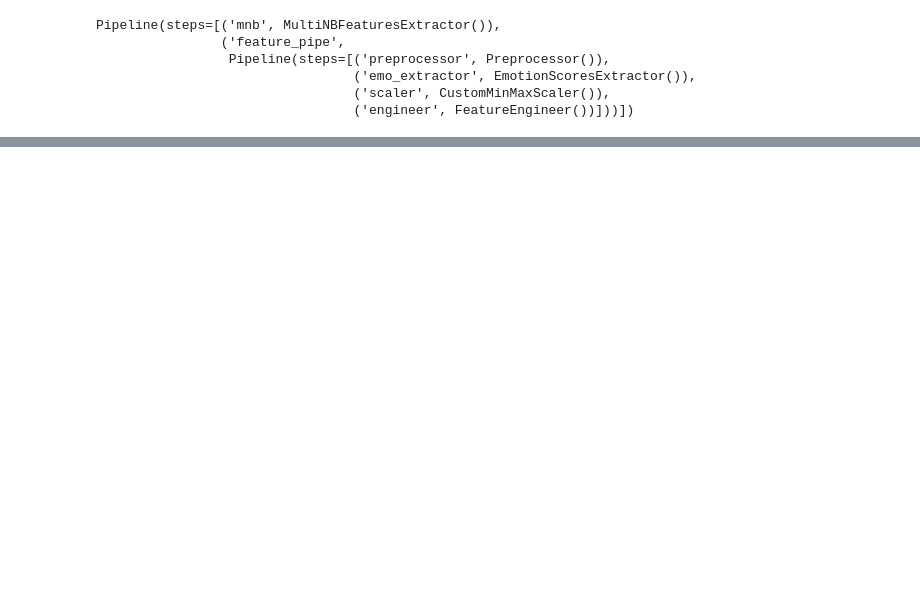
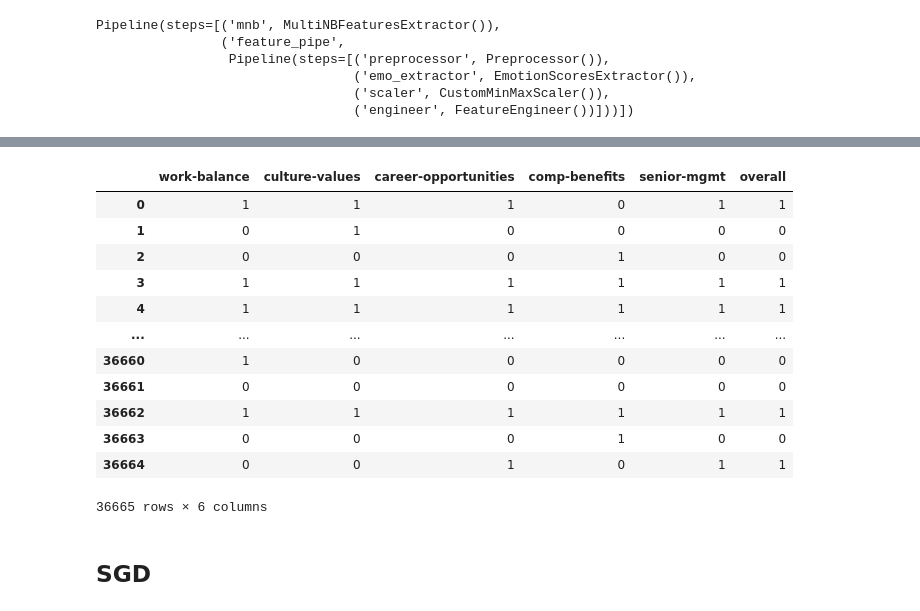
Before and after one commit to theresa-sporn/WorkforceSentimentMonitoring, a Jupyter notebook: notebooks/last_try.ipynb, the cells around one changed output, grey strips where cells are left out. Drawn from its saved outputs; the diff is of its cells as text; code cells hidden in the pictures; blank space fills up the shorter version.

```diff
--- a/notebooks/last_try.ipynb
+++ b/notebooks/last_try.ipynb
@@ -275,0 +198,18 @@ sgd_final_overall.best_estimator_
+# %%
+y_train
+# %% [output]
+|  | work-balance | culture-values | career-opportunities | comp-benefits | senior-mgmt | overall |
+| 0 | 1 | 1 | 1 | 0 | 1 | 1 |
+| 1 | 0 | 1 | 0 | 0 | 0 | 0 |
+| 2 | 0 | 0 | 0 | 1 | 0 | 0 |
+| 3 | 1 | 1 | 1 | 1 | 1 | 1 |
+| 4 | 1 | 1 | 1 | 1 | 1 | 1 |
+| ... | ... | ... | ... | ... | ... | ... |
+| 36660 | 1 | 0 | 0 | 0 | 0 | 0 |
+| 36661 | 0 | 0 | 0 | 0 | 0 | 0 |
+| 36662 | 1 | 1 | 1 | 1 | 1 | 1 |
+| 36663 | 0 | 0 | 0 | 1 | 0 | 0 |
+| 36664 | 0 | 0 | 1 | 0 | 1 | 1 |
+36665 rows × 6 columns
+# %% [markdown]
+## SGD
```
Also changed, not shown: parts of 84 cells of this notebook, 1 other file.
